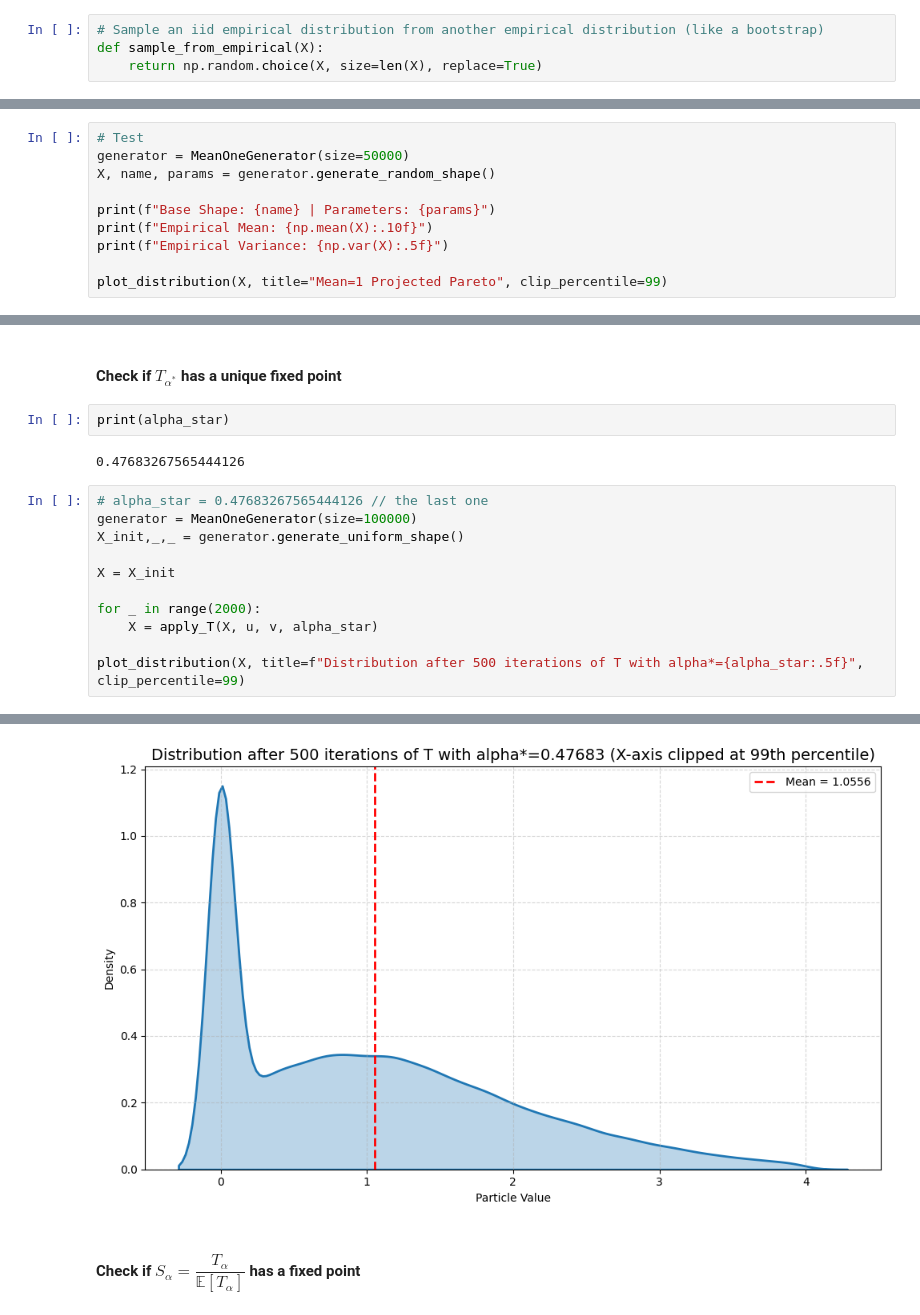
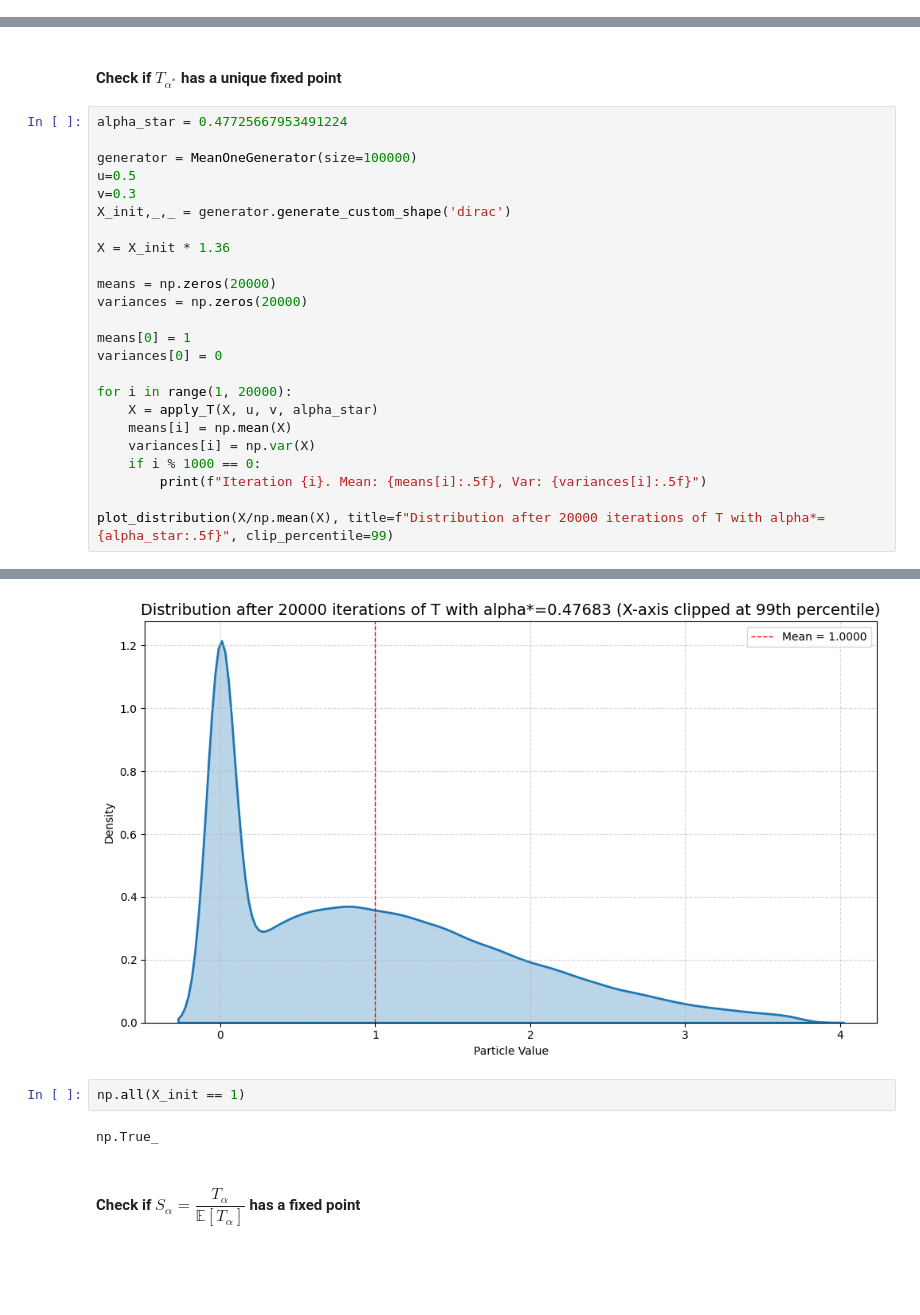
Before and after one commit to mintcd/m2-bezout, a Jupyter notebook: internship/src/notebooks/fixed_point.ipynb, the cells around one changed output, grey strips where cells are left out. Drawn from its saved outputs; the diff is of its cells as text; blank space fills up the shorter version.

```diff
--- a/internship/src/notebooks/fixed_point.ipynb
+++ b/internship/src/notebooks/fixed_point.ipynb
@@ -84,4 +14,0 @@ class MeanOneGenerator:
-# %%
-# Sample an iid empirical distribution from another empirical distribution (like a bootstrap)
-def sample_from_empirical(X):
-    return np.random.choice(X, size=len(X), replace=True)
@@ -159,10 +14,0 @@ def wasserstein(X, Y, p=1):
-# %%
-# Test
-generator = MeanOneGenerator(size=50000)
-X, name, params = generator.generate_random_shape()
-
-print(f"Base Shape: {name} | Parameters: {params}")
-print(f"Empirical Mean: {np.mean(X):.10f}")
-print(f"Empirical Variance: {np.var(X):.5f}")
-
-plot_distribution(X, title="Mean=1 Projected Pareto", clip_percentile=99)
@@ -405,19 +357,28 @@ plt.plot(expectations[1:]/np.arange(1, len(expectations))**alpha_star)
 [figure]
 # %% [markdown]
 #### Check if $T_{\alpha^*}$ has a unique fixed point
-# %%
-print(alpha_star)
-# %% [output]
-0.47683267565444126
 # %%
-# alpha_star = 0.47683267565444126 // the last one
+alpha_star = 0.47725667953491224
+
 generator = MeanOneGenerator(size=100000)
-X_init,_,_ = generator.generate_uniform_shape()
+u=0.5
+v=0.3
+X_init,_,_ = generator.generate_custom_shape('dirac')
 
-X = X_init
+X = X_init * 1.36
 
-for _ in range(2000):
+means = np.zeros(20000)
+variances = np.zeros(20000)
+
+means[0] = 1
+variances[0] = 0
+
+for i in range(1, 20000):
     X = apply_T(X, u, v, alpha_star)
+    means[i] = np.mean(X)
+    variances[i] = np.var(X)
+    if i % 1000 == 0:
+        print(f"Iteration {i}. Mean: {means[i]:.5f}, Var: {variances[i]:.5f}")
 
-plot_distribution(X, title=f"Distribution after 500 iterations of T with alpha*={alpha_star:.5f}", clip_percentile=99)
+plot_distribution(X/np.mean(X), title=f"Distribution after 20000 iterations of T with alpha*={alpha_star:.5f}", clip_percentile=99)
 # %% [output]
@@ -424,4 +404,8 @@ plot_distribution(X, title=f"Distribution after 500 iterations of T with alpha*=
-[figure, old version]
+[figure, new version]
+# %%
+np.all(X_init == 1)
+# %% [output]
+np.True_
 # %% [markdown]
 #### Check if $S_\alpha = \dfrac{T_\alpha}{\mathbb{E}[T_\alpha]}$ has a fixed point
 # %%
```
Also changed, not shown: parts of 31 cells of this notebook, 15 other files.
